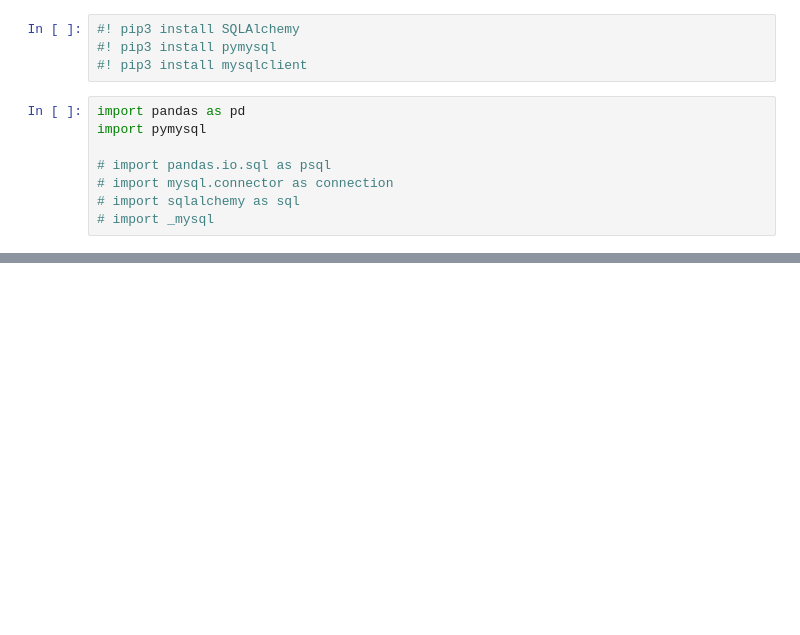
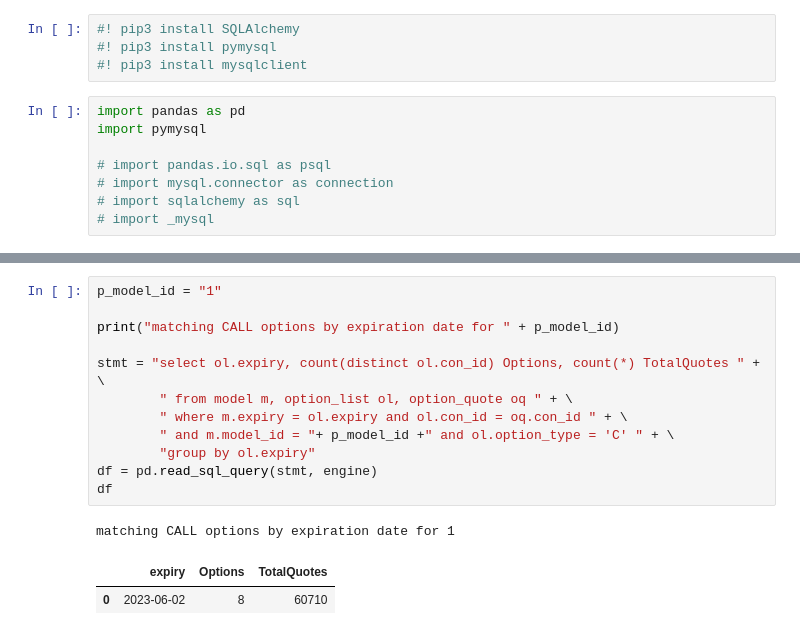
Before and after one commit to mvellayan/OptionList11, a Jupyter notebook: CCDebug.ipynb, the cells around one changed output, grey strips where cells are left out. Saved outputs shown, nothing was run; the diff lists cells and outputs as text; blank space fills up the shorter version.

```diff
--- a/CCDebug.ipynb
+++ b/CCDebug.ipynb
@@ -40,0 +35,16 @@ y = conn.execute(text('call model_close(15);'))
+# %%
+p_model_id = "1"
+
+print("matching CALL options by expiration date for " + p_model_id)
+
+stmt = "select ol.expiry, count(distinct ol.con_id) Options, count(*) TotalQuotes " + \
+        " from model m, option_list ol, option_quote oq " + \
+        " where m.expiry = ol.expiry and ol.con_id = oq.con_id " + \
+        " and m.model_id = "+ p_model_id +" and ol.option_type = 'C' " + \
+        "group by ol.expiry"
+df = pd.read_sql_query(stmt, engine)
+df
+# %% [output]
+matching CALL options by expiration date for 1
+|  | expiry | Options | TotalQuotes |
+| 0 | 2023-06-02 | 8 | 60710 |
```
Also changed, not shown: parts of 7 cells of this notebook, 2 other files.
